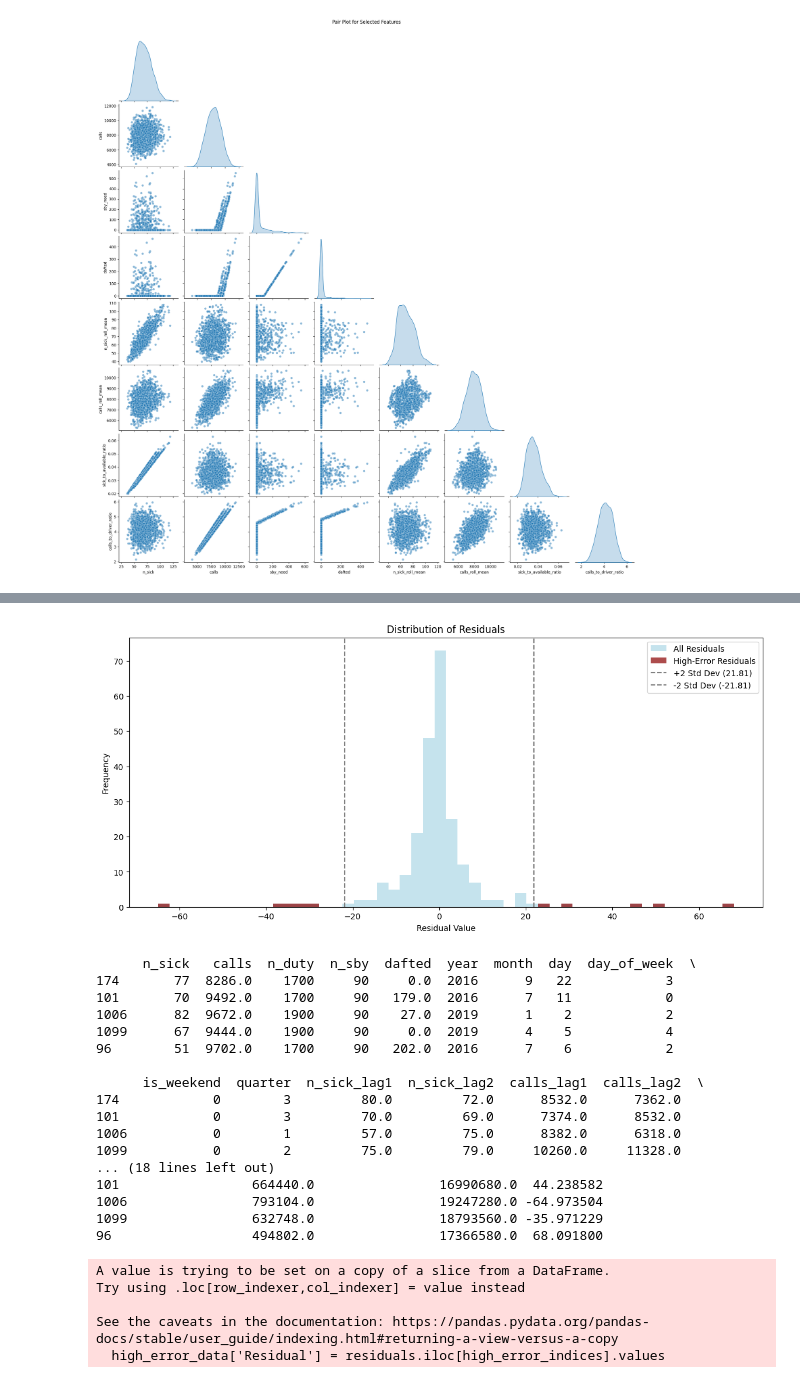
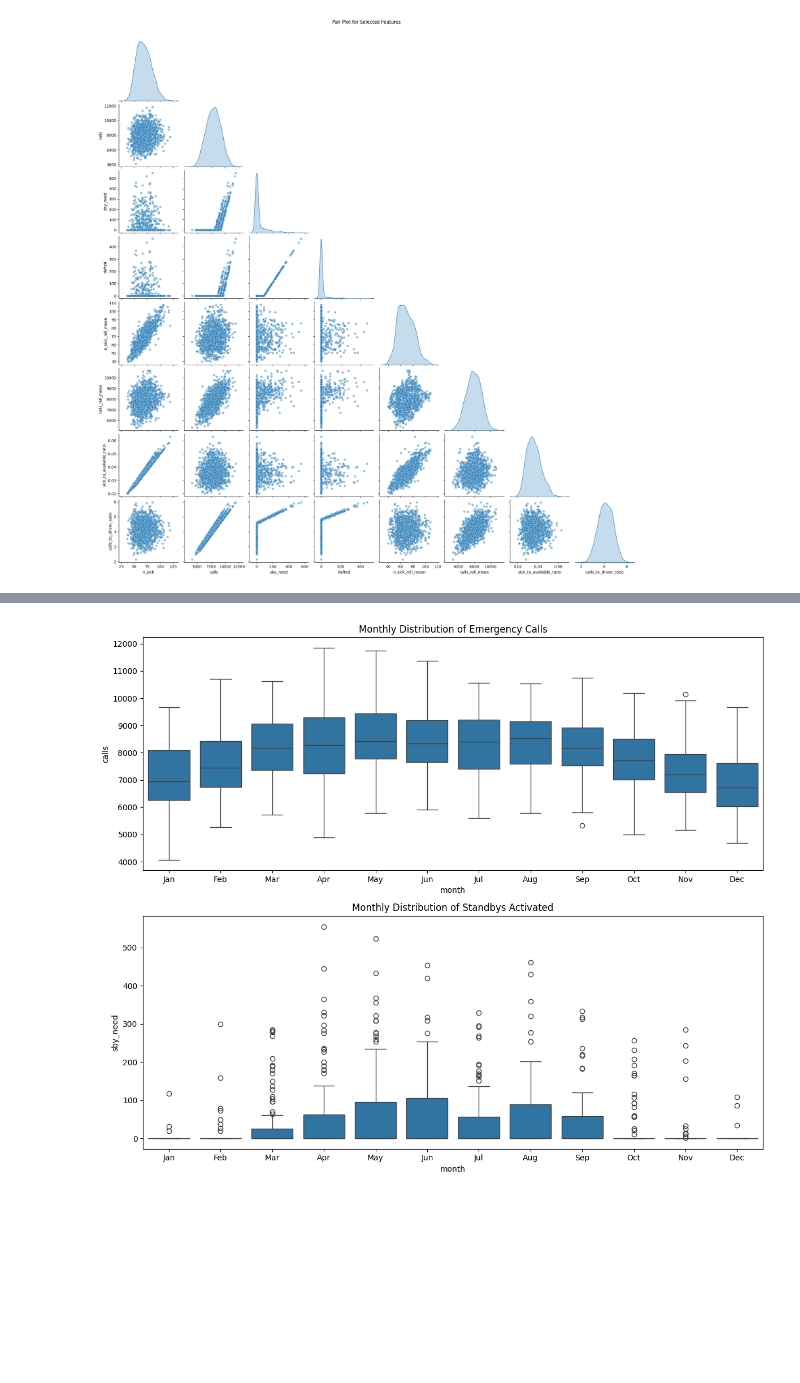
Before and after one commit to Muskan-Verma-7/Case-Study-Project, a Jupyter notebook: case_study.ipynb, the cells around one changed output, grey strips where cells are left out. Drawn from its saved outputs; the diff is of its cells as text; code cells hidden in the pictures; blank space fills up the shorter version.

```diff
--- a/case_study.ipynb
+++ b/case_study.ipynb
@@ -726,55 +457,24 @@ plt.show()
-# %%
-
-
-# Calculate residuals for the GBM model
-residuals = y_test - y_test_pred
-
-# Determine the threshold for high errors
-threshold = 2 * np.std(residuals)
-high_error_indices = np.where(np.abs(residuals) > threshold)[0]
-
-# Extract high error data from the test set
-high_error_data = X_test.iloc[high_error_indices]
-
-# Visualize the distribution of residuals and highlight the high-error instances
-plt.figure(figsize=(14, 6))
-plt.hist(residuals, bins=50, color='lightblue', label='All Residuals', alpha=0.7)
-plt.hist(residuals.iloc[high_error_indices], bins=50, color='darkred', label='High-Error Residuals', alpha=0.7)
-plt.axvline(x=threshold, color='grey', linestyle='--', label=f'+2 Std Dev ({threshold:.2f})')
-plt.axvline(x=-threshold, color='grey', linestyle='--', label=f'-2 Std Dev (-{threshold:.2f})')
-plt.title('Distribution of Residuals')
-plt.xlabel('Residual Value')
-plt.ylabel('Frequency')
-plt.legend()
-plt.show()
-
-# To inspect the high-error data, you can further examine the `high_error_data` DataFrame.
-# For a more detailed view, add the residuals to this data:
-high_error_data['Residual'] = residuals.iloc[high_error_indices].values
-
-# Display the first few rows of the high-error data for inspection
-print(high_error_data.head())
-# %% [output]
-[figure, removed]
-      n_sick   calls  n_duty  n_sby  dafted  year  month  day  day_of_week  \
-174       77  8286.0    1700     90     0.0  2016      9   22            3
-101       70  9492.0    1700     90   179.0  2016      7   11            0
-1006      82  9672.0    1900     90    27.0  2019      1    2            2
-1099      67  9444.0    1900     90     0.0  2019      4    5            4
-96        51  9702.0    1700     90   202.0  2016      7    6            2
-
-      is_weekend  quarter  n_sick_lag1  n_sick_lag2  calls_lag1  calls_lag2  \
-174            0        3         80.0         72.0      8532.0      7362.0
-101            0        3         70.0         69.0      7374.0      8532.0
-1006           0        1         57.0         75.0      8382.0      6318.0
-1099           0        2         75.0         79.0     10260.0     11328.0
-... (18 lines left out)
-101                 664440.0                16990680.0  44.238582
-1006                793104.0                19247280.0 -64.973504
-1099                632748.0                18793560.0 -35.971229
-96                  494802.0                17366580.0  68.091800
-A value is trying to be set on a copy of a slice from a DataFrame.
-Try using .loc[row_indexer,col_indexer] = value instead
-
-See the caveats in the documentation: https://pandas.pydata.org/pandas-docs/stable/user_guide/indexing.html#returning-a-view-versus-a-copy
-  high_error_data['Residual'] = residuals.iloc[high_error_indices].values
+# %%
+import pandas as pd
+import matplotlib.pyplot as plt
+import seaborn as sns
+
+
+# Set up the figure and axes
+fig, axes = plt.subplots(nrows=2, ncols=1, figsize=(12, 10))
+
+# Monthly patterns for calls
+sns.boxplot(data=sickness_data, x='month', y='calls', ax=axes[0])
+axes[0].set_title('Monthly Distribution of Emergency Calls')
+axes[0].set_xticklabels(['Jan', 'Feb', 'Mar', 'Apr', 'May', 'Jun', 'Jul', 'Aug', 'Sep', 'Oct', 'Nov', 'Dec'])
+
+# Monthly patterns for sby_need
+sns.boxplot(data=sickness_data, x='month', y='sby_need', ax=axes[1])
+axes[1].set_title('Monthly Distribution of Standbys Activated')
+axes[1].set_xticklabels(['Jan', 'Feb', 'Mar', 'Apr', 'May', 'Jun', 'Jul', 'Aug', 'Sep', 'Oct', 'Nov', 'Dec'])
+
+# Adjust the layout
+plt.tight_layout()
+plt.show()
+# %% [output]
+[figure, added]
```
Also changed, not shown: parts of 33 cells of this notebook, 3 other files.
